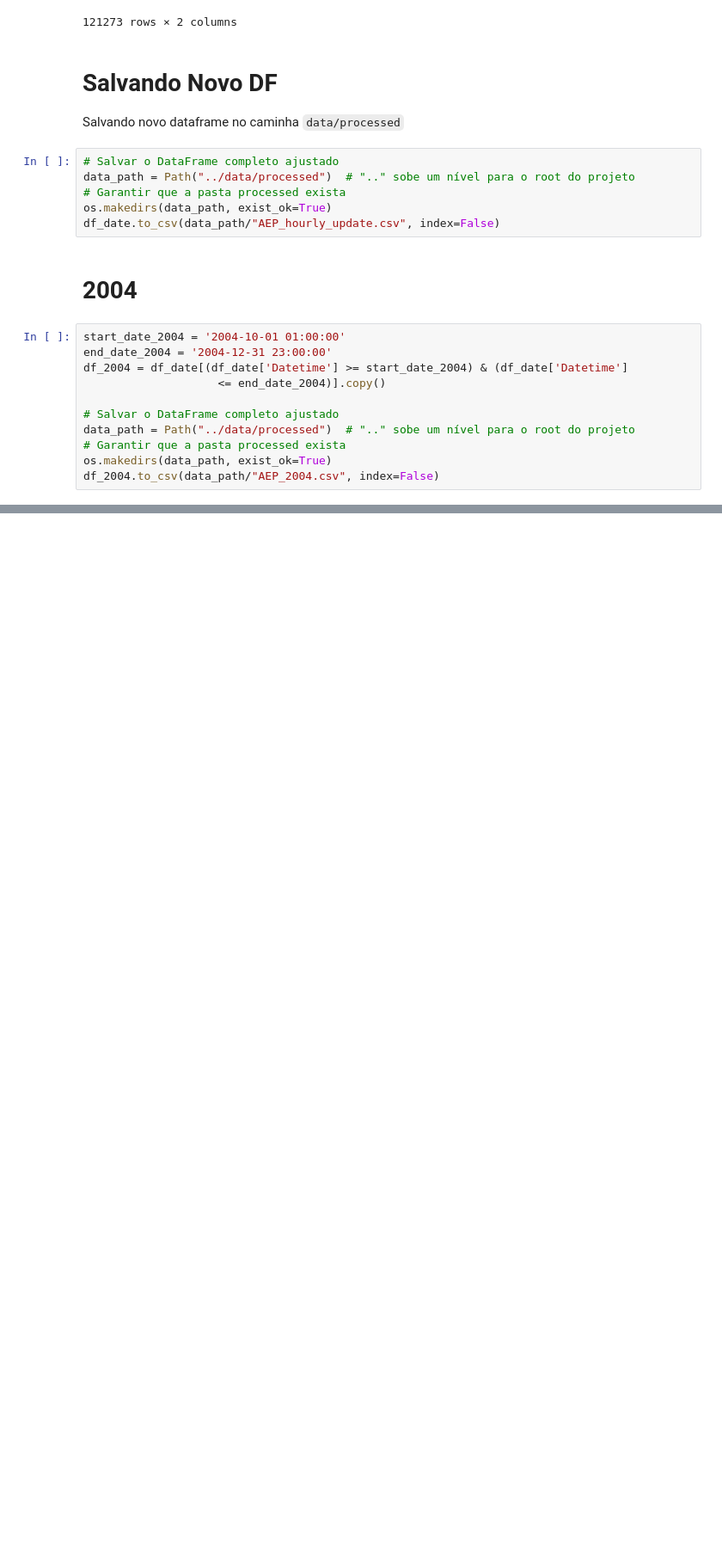
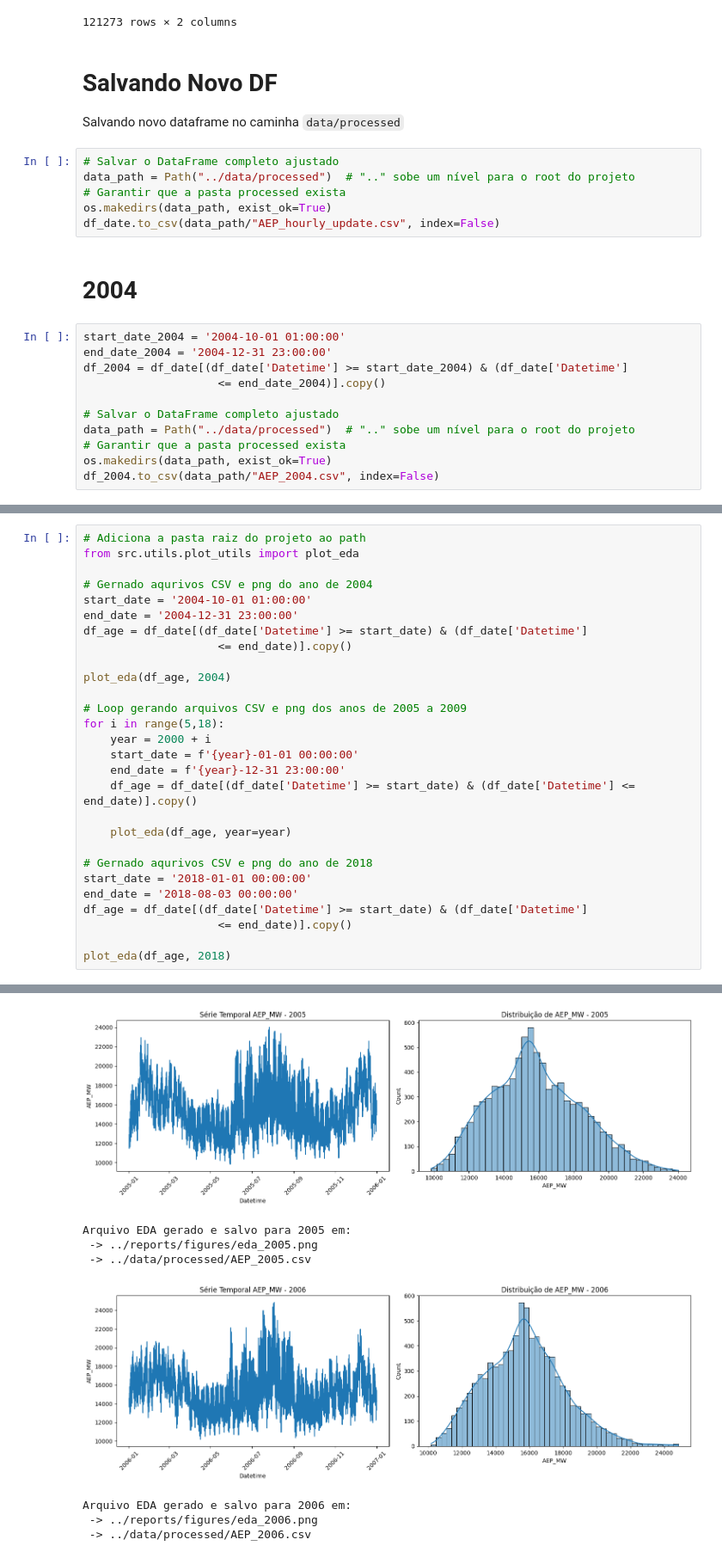
Before and after one commit to Joao-gui/EnergyForecast, a Jupyter notebook: notebooks/01_exploracao.ipynb, the cells around one changed output, grey strips where cells are left out. Shown at 86% size. Drawn from its saved outputs; the diff is of its cells as text; blank space fills up the shorter version.

Commit message:
utils/plot_utils.py

```diff
--- a/notebooks/01_exploracao.ipynb
+++ b/notebooks/01_exploracao.ipynb
@@ -230,0 +143,29 @@ plt.show()
+# %%
+# Adiciona a pasta raiz do projeto ao path
+from src.utils.plot_utils import plot_eda
+
+# Gernado aqurivos CSV e png do ano de 2004
+start_date = '2004-10-01 01:00:00'
+end_date = '2004-12-31 23:00:00'
+df_age = df_date[(df_date['Datetime'] >= start_date) & (df_date['Datetime']
+                    <= end_date)].copy()
+
+plot_eda(df_age, 2004)
+
+# Loop gerando arquivos CSV e png dos anos de 2005 a 2009
+for i in range(5,18):
+    year = 2000 + i
+    start_date = f'{year}-01-01 00:00:00'
+    end_date = f'{year}-12-31 23:00:00'
+    df_age = df_date[(df_date['Datetime'] >= start_date) & (df_date['Datetime'] <= end_date)].copy()
+
+    plot_eda(df_age, year=year)
+
+# Gernado aqurivos CSV e png do ano de 2018
+start_date = '2018-01-01 00:00:00'
+end_date = '2018-08-03 00:00:00'
+df_age = df_date[(df_date['Datetime'] >= start_date) & (df_date['Datetime']
+                    <= end_date)].copy()
+
+plot_eda(df_age, 2018)
+# %% [output]
@@ -230,0 +176,8 @@ plt.show()
+[figure, added]
+Arquivo EDA gerado e salvo para 2005 em:
+ -> ../reports/figures/eda_2005.png
+ -> ../data/processed/AEP_2005.csv
+[figure, added]
+Arquivo EDA gerado e salvo para 2006 em:
+ -> ../reports/figures/eda_2006.png
+ -> ../data/processed/AEP_2006.csv
```
Also changed, not shown: parts of 10 cells of this notebook, 28 other files.
